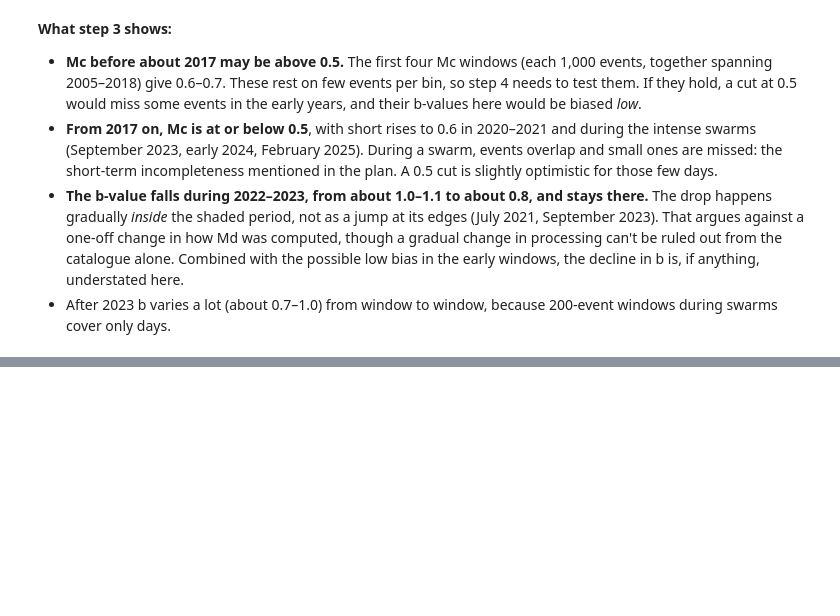
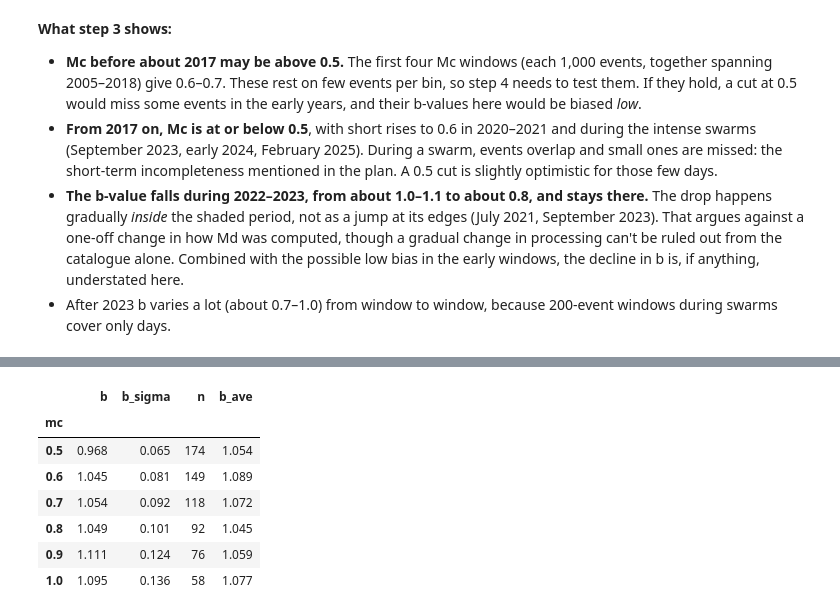
Before and after one commit to PatrickBolton/flegrei-seismicity, a Jupyter notebook: notebooks/01_completeness.ipynb, the cells around one changed output, grey strips where cells are left out. Cells and saved outputs as stored; diff of their text form; code cells hidden in the pictures; blank space fills up the shorter version.

```diff
--- a/notebooks/01_completeness.ipynb
+++ b/notebooks/01_completeness.ipynb
@@ -285,0 +325,12 @@ b_t.groupby(b_t["mid"].dt.year)["b"].agg(["size", "median", "min", "max"]).round
+# %%
+# The numbers behind the 2005–2016 curve.
+b_stability(md_by_period["2005–2016"], max_mag=1.5).loc[:1.0].round(3)
+# %% [output]
+|  | b | b_sigma | n | b_ave |
+| mc |  |  |  |  |
+| 0.5 | 0.968 | 0.065 | 174 | 1.054 |
+| 0.6 | 1.045 | 0.081 | 149 | 1.089 |
+| 0.7 | 1.054 | 0.092 | 118 | 1.072 |
+| 0.8 | 1.049 | 0.101 | 92 | 1.045 |
+| 0.9 | 1.111 | 0.124 | 76 | 1.059 |
+| 1.0 | 1.095 | 0.136 | 58 | 1.077 |
```
Also changed, not shown: parts of 8 cells of this notebook, 1 other file.
